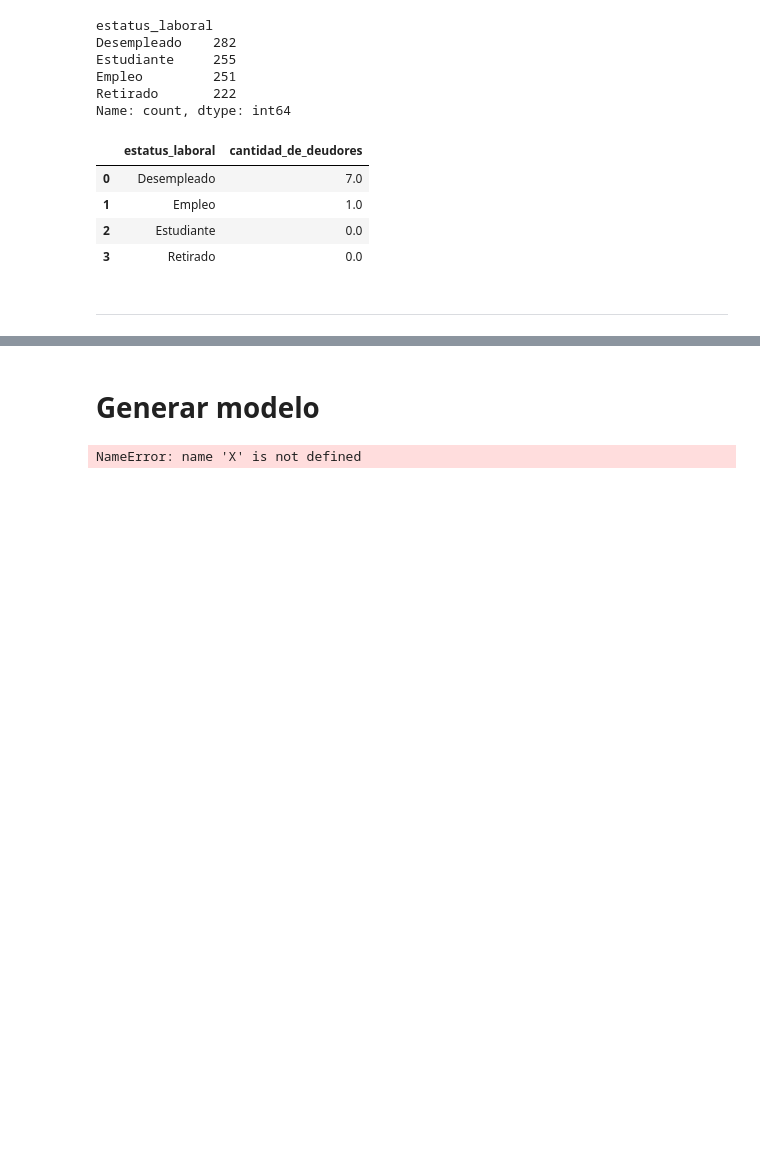
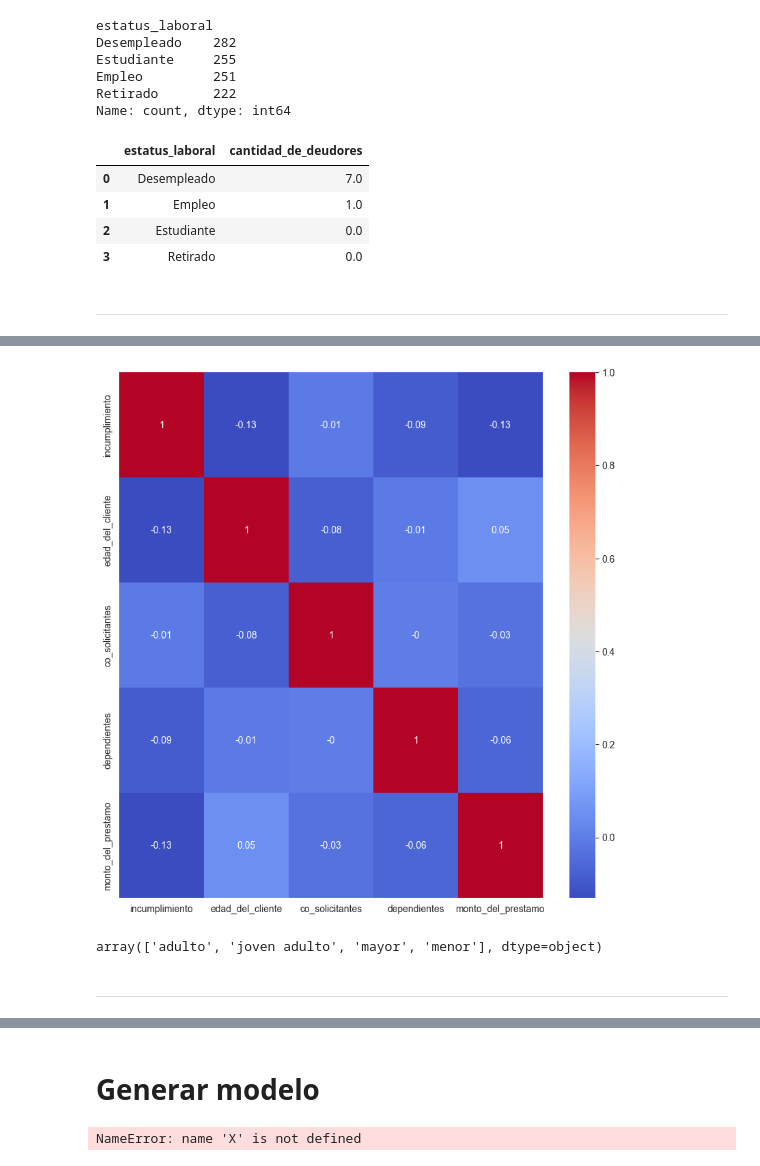
Before and after one commit to lnastri25/POO_UCEMA, a Jupyter notebook: modelos_segundo_parcial/credit_risk/riesgo_crediticio.ipynb, the cells around one changed output, grey strips where cells are left out. Saved outputs shown, nothing was run; the diff lists cells and outputs as text; code cells hidden in the pictures; blank space fills up the shorter version.

```diff
--- a/modelos_segundo_parcial/credit_risk/riesgo_crediticio.ipynb
+++ b/modelos_segundo_parcial/credit_risk/riesgo_crediticio.ipynb
@@ -443,0 +571,14 @@ ___
+# %%
+from funciones.eda_y_ml import crear_heatmap_correlacion
+crear_heatmap_correlacion(df_credit_risk)
+# %% [output]
+[figure, added]
+# %%
+from sklearn.preprocessing import LabelEncoder
+df_credit_risk_le = LabelEncoder()
+df_credit_risk_le.fit(df_credit_risk_cleaned['grupo_etario'])
+df_credit_risk_le.classes_
+# %% [output]
+array(['adulto', 'joven adulto', 'mayor', 'menor'], dtype=object)
+# %% [markdown]
+___
```
Also changed, not shown: parts of 26 cells of this notebook.
